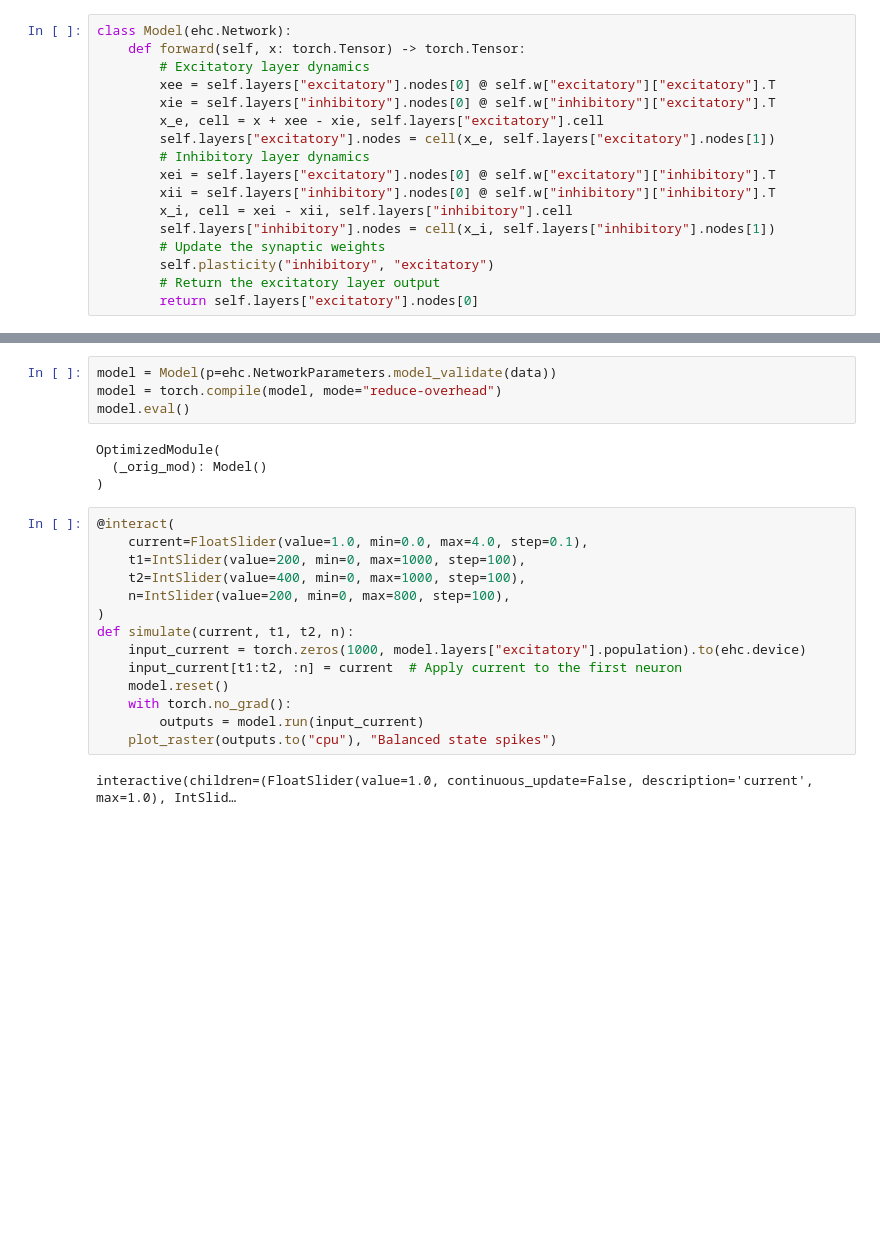
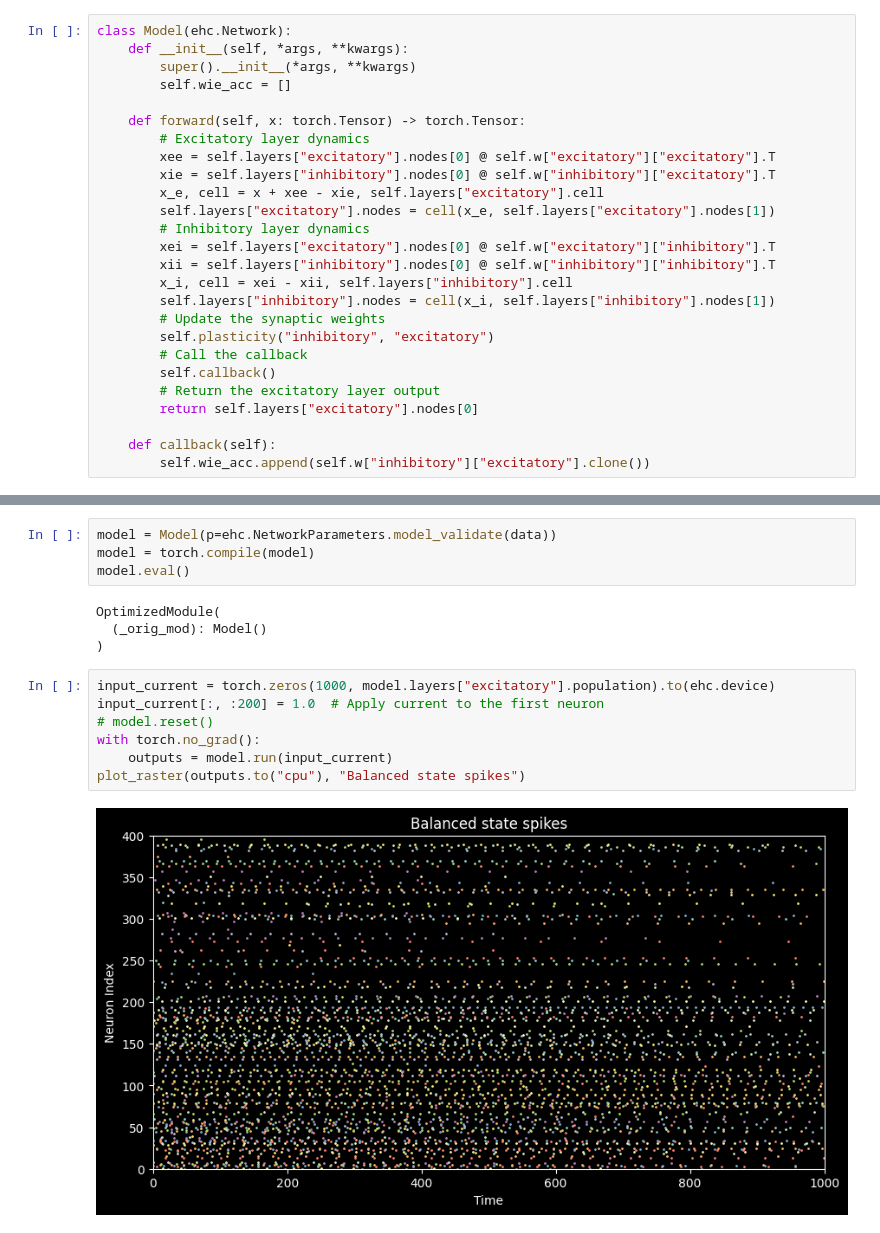
Before and after one commit to BorjaEst/spatial-navigation, a Jupyter notebook: notebooks/experiment_20250312.ipynb, the cells around one changed output, grey strips where cells are left out. Cells and saved outputs as stored; diff of their text form; blank space fills up the shorter version.

Commit message:
feat: add weights callback track  to experiment example

```diff
--- a/notebooks/experiment_20250312.ipynb
+++ b/notebooks/experiment_20250312.ipynb
@@ -10,6 +10,10 @@ IntSlider = partial(IntSlider, continuous_update=False)
 FloatSlider = partial(FloatSlider, continuous_update=False)
 # %%
 class Model(ehc.Network):
+    def __init__(self, *args, **kwargs):
+        super().__init__(*args, **kwargs)
+        self.wie_acc = []
+
     def forward(self, x: torch.Tensor) -> torch.Tensor:
         # Excitatory layer dynamics
         xee = self.layers["excitatory"].nodes[0] @ self.w["excitatory"]["excitatory"].T
@@ -23,8 +27,13 @@ class Model(ehc.Network):
         self.layers["inhibitory"].nodes = cell(x_i, self.layers["inhibitory"].nodes[1])
         # Update the synaptic weights
         self.plasticity("inhibitory", "excitatory")
+        # Call the callback
+        self.callback()
         # Return the excitatory layer output
         return self.layers["excitatory"].nodes[0]
+
+    def callback(self):
+        self.wie_acc.append(self.w["inhibitory"]["excitatory"].clone())
 # %%
 import tomllib as toml
 
@@ -44,25 +53,18 @@ def plot_raster(spikes, title):
     plt.show()
 # %%
 model = Model(p=ehc.NetworkParameters.model_validate(data))
-model = torch.compile(model, mode="reduce-overhead")
+model = torch.compile(model)
 model.eval()
 # %% [output]
 OptimizedModule(
   (_orig_mod): Model()
 )
 # %%
-@interact(
-    current=FloatSlider(value=1.0, min=0.0, max=4.0, step=0.1),
-    t1=IntSlider(value=200, min=0, max=1000, step=100),
-    t2=IntSlider(value=400, min=0, max=1000, step=100),
-    n=IntSlider(value=200, min=0, max=800, step=100),
-)
-def simulate(current, t1, t2, n):
-    input_current = torch.zeros(1000, model.layers["excitatory"].population).to(ehc.device)
-    input_current[t1:t2, :n] = current  # Apply current to the first neuron
-    model.reset()
-    with torch.no_grad():
-        outputs = model.run(input_current)
-    plot_raster(outputs.to("cpu"), "Balanced state spikes")
+input_current = torch.zeros(1000, model.layers["excitatory"].population).to(ehc.device)
+input_current[:, :200] = 1.0  # Apply current to the first neuron
+# model.reset()
+with torch.no_grad():
+    outputs = model.run(input_current)
+plot_raster(outputs.to("cpu"), "Balanced state spikes")
 # %% [output]
-interactive(children=(FloatSlider(value=1.0, continuous_update=False, description='current', max=1.0), IntSlid…
+[figure, added]
```
Also changed, not shown: parts of 2 cells of this notebook.
